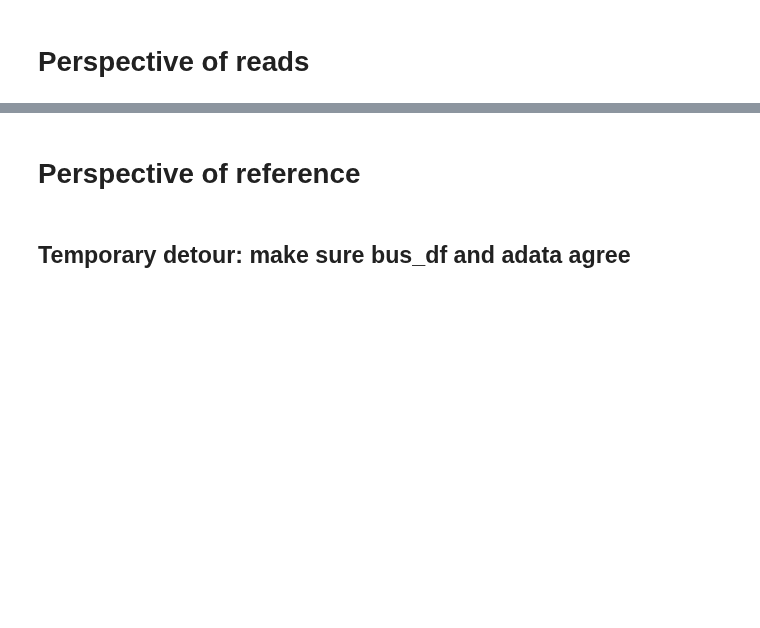
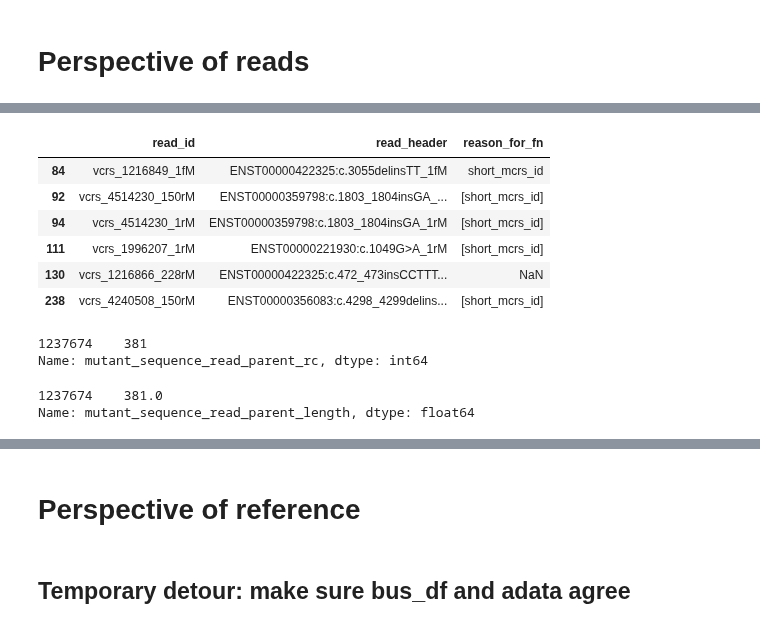
Before and after one commit to pachterlab/varseek, a Jupyter notebook: notebooks/2_variant_simulation.ipynb, the cells around one changed output, grey strips where cells are left out. Saved outputs shown, nothing was run; the diff lists cells and outputs as text; code cells hidden in the pictures; blank space fills up the shorter version.

Commit message:
began writing entex notebook

```diff
--- a/notebooks/2_variant_simulation.ipynb
+++ b/notebooks/2_variant_simulation.ipynb
@@ -39,6 +43,10 @@ reference_out_dir = "/home/jrich/data/varseek_data_fresh/reference"
 out_dir_vk_build = f"{out_dir_notebook}/vk_build"
 
 synthetic_reads_fastQ = f"{out_dir_notebook}/synthetic_reads.fq"
+specific_fastq_selection = f"{out_dir_notebook}/specific_fastq_collection"
+os.makedirs(specific_fastq_selection, exist_ok=True)
+random_reads_fastq_cdna = f"{specific_fastq_selection}/random_reads_cdna.fq"
+random_reads_fastq_genome = f"{specific_fastq_selection}/random_reads_genome.fq"
 read_df_out = f"{out_dir_notebook}/synthetic_reads.csv"
 mutation_metadata_df_out = f"{out_dir_notebook}/mutation_metadata_df_updated_vk_info_exploded_with_synthetic_read_info.csv"
 
@@ -56,6 +64,8 @@ unique_mcrs_df_out = f"{out_dir_notebook}/unique_mcrs_df.csv"
 
 plot_output_folder = f"{out_dir_notebook}/plots"
 os.makedirs(plot_output_folder, exist_ok=True)
+
+read_df_did_not_exist = False
 # %%
 # # run vk ref or notebook 1_1 (vk build, vk info with save_exploded_df=True, vk filter, kb ref)
 # %% [markdown]
@@ -202,0 +224,2 @@ else:
+# %%
+mutation_metadata_df = pd.read_csv(mutation_metadata_df_out)
@@ -203,16 +246,14 @@ else:
 # %% [markdown]
 # Random genome - uncomment
 # %%
-# # do kv sim with random genome
-mutation_metadata_df['start_position_for_which_read_contains_mutation_cdna'] = mutation_metadata_df['start_mutation_position_cdna'] - read_length + 1
-# mutation_metadata_df['start_position_for_which_read_contains_mutation_genome'] = mutation_metadata_df['start_mutation_position_genome'] - read_length + 1
+# # do vk sim with random genome
 
-number_of_random_reads_cdna = 10000
-# number_of_random_reads_genome = 10
-
-read_df = build_random_genome_read_df(reference_fasta_file_path = sequences, mutation_metadata_df = mutation_metadata_df, read_df = read_df, n = number_of_random_reads_cdna, read_length = read_length, input_type = "transcriptome", strand = strand)
-# read_df = build_random_genome_read_df(reference_fasta_file_path = reference_genome_fasta, mutation_metadata_df = mutation_metadata_df, read_df = read_df, n = number_of_random_reads_genome, read_length = read_length, input_type = "genome", strand = strand)
-read_df.to_csv(read_df_out, index=False)
+# TODO: incorporate build_random_genome_read_df as a part of vk sim
+if read_df_did_not_exist:
+    if number_of_random_reads_cdna > 0:
+        read_df = build_random_genome_read_df(reference_fasta_file_path = sequences, mutation_metadata_df = mutation_metadata_df, read_df = read_df, read_df_out=read_df_out, fastq_output_path = random_reads_fastq_cdna, fastq_parent_path = synthetic_reads_fastQ, n = number_of_random_reads_cdna, read_length = read_length, input_type = "transcriptome", strand = strand, add_noise=add_noise)
+    if number_of_random_reads_genome > 0:
+        read_df = build_random_genome_read_df(reference_fasta_file_path = reference_genome_fasta, mutation_metadata_df = mutation_metadata_df, read_df = read_df, read_df_out=read_df_out, fastq_output_path = random_reads_fastq_genome, fastq_parent_path = synthetic_reads_fastQ, n = number_of_random_reads_genome, read_length = read_length, input_type = "genome", strand = strand, add_noise=add_noise)
 # %%
 # kb count
 kb_count_command = ["kb", "count", "-t", str(threads), "--mm", "-k", str(k), "-i", mutation_index, "-g", mutation_t2g, "-x", "bulk", "--num", "--h5ad", "--parity", "single", "-o", kb_count_out_mm, synthetic_reads_fastQ]
@@ -308,0 +414,10 @@ create_venn_diagram(true_set, positive_set, TN = metric_dictionary_reads['TN'],
+# %%
+df1 = read_df.loc[read_df['FN']][['read_id', 'read_header', 'reason_for_fn']]
+# %% [output]
+|  | read_id | read_header | reason_for_fn |
+| 84 | vcrs_1216849_1fM | ENST00000422325:c.3055delinsTT_1fM | short_mcrs_id |
+| 92 | vcrs_4514230_150rM | ENST00000359798:c.1803_1804insGA_... | [short_mcrs_id] |
+| 94 | vcrs_4514230_1rM | ENST00000359798:c.1803_1804insGA_1rM | [short_mcrs_id] |
+| 111 | vcrs_1996207_1rM | ENST00000221930:c.1049G>A_1rM | [short_mcrs_id] |
+| 130 | vcrs_1216866_228rM | ENST00000422325:c.472_473insCCTTT... | NaN |
+| 238 | vcrs_4240508_150rM | ENST00000356083:c.4298_4299delins... | [short_mcrs_id] |
@@ -309,3 +426,13 @@ create_venn_diagram(true_set, positive_set, TN = metric_dictionary_reads['TN'],
+# %%
+df2["mutant_sequence_read_parent"].str.len()
+# %% [output]
+1237674    381
+Name: mutant_sequence_read_parent_rc, dtype: int64
+# %%
+df2['mutant_sequence_read_parent_length']
+# %% [output]
+1237674    381.0
+Name: mutant_sequence_read_parent_length, dtype: float64
 # %%
 read_df['reason_for_fn'] = np.nan
 
```
Also changed, not shown: parts of 14 cells of this notebook, 6 other files.
